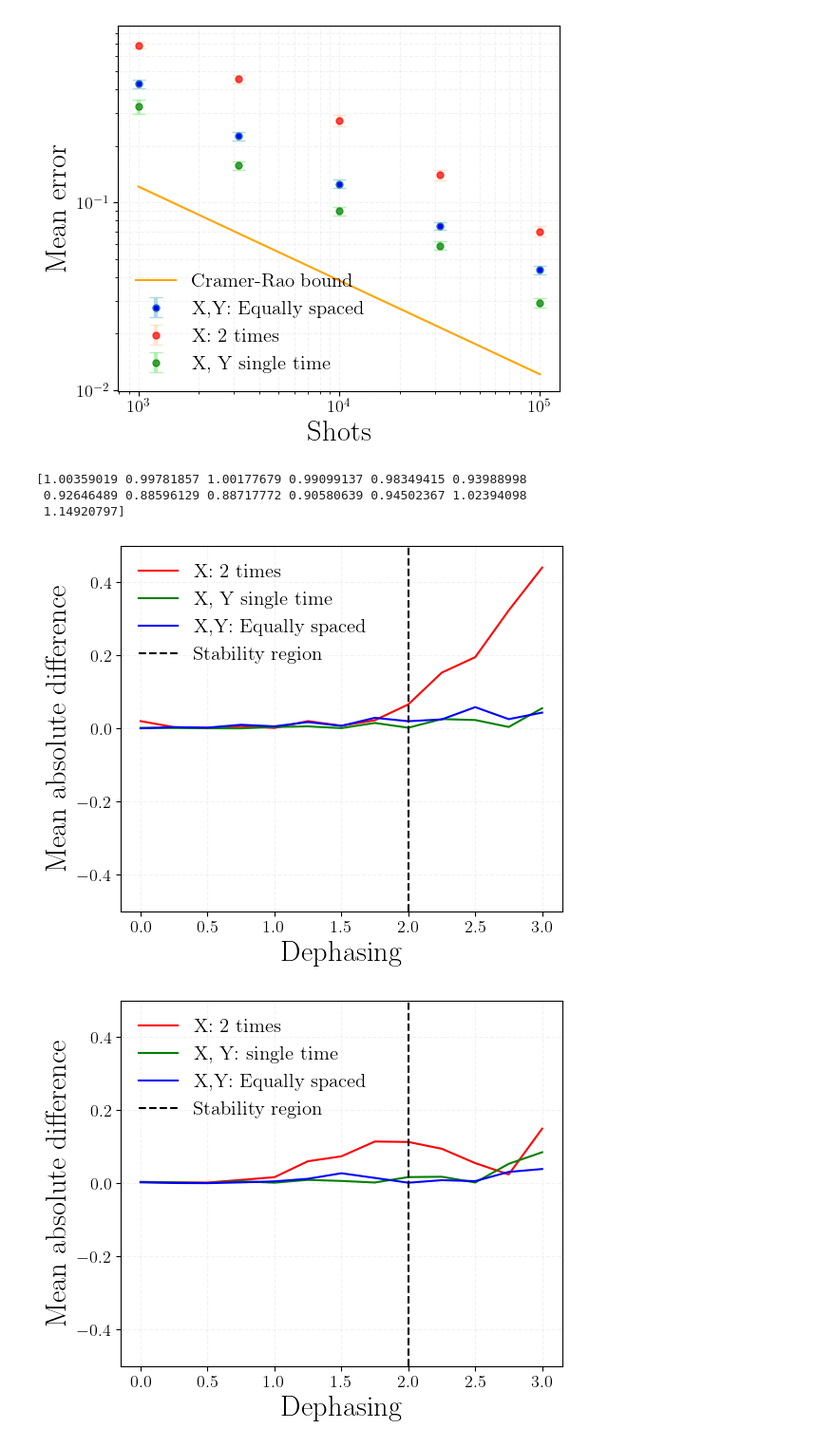
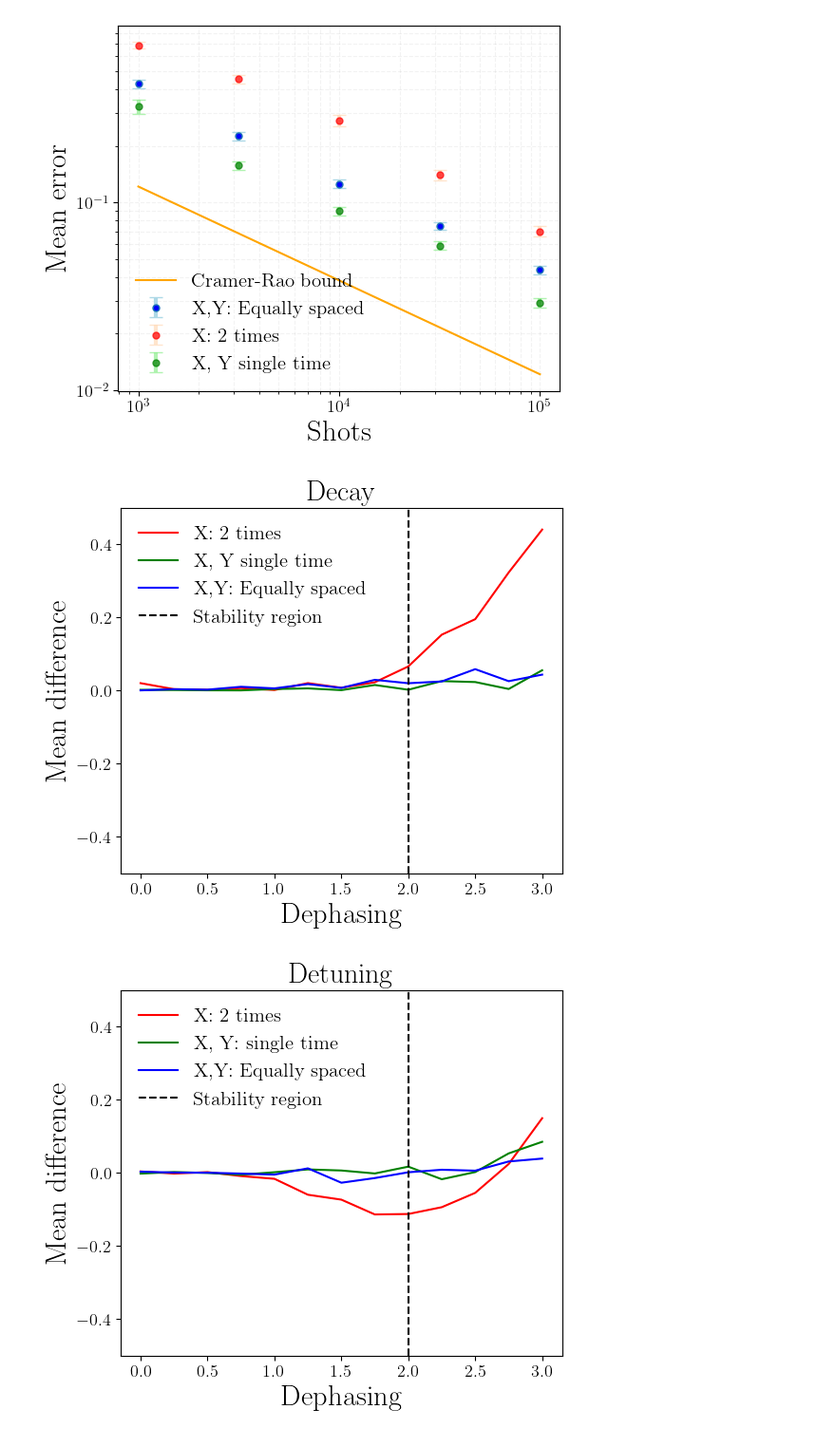
Before and after one commit to Davidkatom/Crosstalk, a Jupyter notebook: Paper/GraphForPaper.ipynb, the cells around one changed output. Shown at 95% size. Saved outputs shown, nothing was run; the diff lists cells and outputs as text; code cells hidden in the pictures.

```diff
--- a/Paper/GraphForPaper.ipynb
+++ b/Paper/GraphForPaper.ipynb
@@ -355,53 +371,53 @@ plt.savefig(os.path.join(graphs, "shots_errors_non_optimal_a.png"))
 # %%
 ###Stability Region
 file_path= os.path.join(graphs, 'Unbiased_estimator.xlsx')
 
 # Load Data for Decay Error (A)
-data_a = pd.read_excel(file_path)
-fisher_a_mean = data_a["fisher_a_mean"].values
-fisher_a_std = data_a["fisher_a_std"].values
-local_a_mean = data_a["local_a_mean"].values
-local_a_std = data_a["local_a_std"].values
-uniform_a_mean = data_a["uniform_a_mean"].values
-uniform_a_std = data_a["uniform_a_std"].values
-fisher_w_mean = data_a["fisher_w_mean"].values
-fisher_w_std = data_a["fisher_w_std"].values
-local_w_mean = data_a["local_w_mean"].values
-local_w_std = data_a["local_w_std"].values
-uniform_w_mean = data_a["uniform_w_mean"].values
-uniform_w_std = data_a["uniform_w_std"].values
-Decay = data_a["Decay"].values
+data_a_deph = pd.read_excel(file_path)
+fisher_a_mean_deph = data_a["fisher_a_mean"].values
+fisher_a_std_deph = data_a["fisher_a_std"].values
+local_a_mean_deph = data_a["local_a_mean"].values
+local_a_std_deph = data_a["local_a_std"].values
+uniform_a_mean_deph = data_a["uniform_a_mean"].values
+uniform_a_std_deph = data_a["uniform_a_std"].values
+fisher_w_mean_deph = data_a["fisher_w_mean"].values
+fisher_w_std_deph = data_a["fisher_w_std"].values
+local_w_mean_deph = data_a["local_w_mean"].values
+local_w_std_deph = data_a["local_w_std"].values
+uniform_w_mean_deph = data_a["uniform_w_mean"].values
+uniform_w_std_deph = data_a["uniform_w_std"].values
+Decay_deph = data_a["Decay"].values
 
 
 # plt.plot(Decay,decay_fit_t_mean,label='fit')
 # plt.scatter(Decay, fisher_a_mean, label='param')
-plt.plot(Decay, (np.abs(fisher_a_mean-Decay)), label='X: 2 times', color='red')
-plt.plot(Decay, (np.abs(local_a_mean-Decay)), label='X, Y single time', color='green')
-plt.plot(Decay, (np.abs(uniform_a_mean-Decay)), label='X,Y: Equally spaced', color='blue')
+plt.plot(Decay_deph, (np.abs(fisher_a_mean_deph-Decay_deph)), label='X: 2 times', color='red')
+plt.plot(Decay_deph, (np.abs(local_a_mean_deph-Decay_deph)), label='X, Y single time', color='green')
+plt.plot(Decay_deph, (np.abs(uniform_a_mean_deph-Decay_deph)), label='X,Y: Equally spaced', color='blue')
 
 
 plt.axline([2, -1], [2, 1], color='black', linestyle='--', label='Stability region')
 # plt.errorbar(Decay, Decay/fisher_a_mean, yerr=fisher_a_std, label='param')
 plt.ylim([-0.5, 0.5])
 plt.xlabel('Dephasing')
-plt.ylabel('Mean absolute difference')
+plt.ylabel('Mean difference')
 plt.legend()
+plt.grid(False)
+plt.title('Decay')
 plt.savefig(os.path.join(graphs, "Unbiased_estimator_A.png"))
 
 plt.figure()
-plt.plot(Decay, (np.abs(fisher_w_mean-1)), label='X: 2 times', color='red')
-plt.plot(Decay, (np.abs(local_w_mean-1)), label='X, Y: single time', color='green')
-plt.plot(Decay, (np.abs(uniform_w_mean-1)), label='X,Y: Equally spaced', color='blue')
+plt.plot(Decay_deph, ((fisher_w_mean_deph-1)), label='X: 2 times', color='red')
+plt.plot(Decay_deph, ((local_w_mean_deph-1)), label='X, Y: single time', color='green')
+plt.plot(Decay_deph, ((uniform_w_mean_deph-1)), label='X,Y: Equally spaced', color='blue')
 plt.axline([2, -1], [2, 1], color='black', linestyle='--', label='Stability region')
 plt.ylim([-0.5, 0.5])
 plt.xlabel('Dephasing')
-plt.ylabel('Mean absolute difference')
+plt.ylabel('Mean difference')
 plt.legend()
+plt.grid(False)
+plt.title('Detuning')
 plt.savefig(os.path.join(graphs, "Unbiased_estimator_W.png"))
-print(fisher_w_mean)
 # %% [output]
-[1.00359019 0.99781857 1.00177679 0.99099137 0.98349415 0.93988998
- 0.92646489 0.88596129 0.88717772 0.90580639 0.94502367 1.02394098
- 1.14920797]
-[figure, old version]
+[figure, new version]
-[figure, old version]
+[figure, new version]
```
Also changed, not shown: parts of 3 cells of this notebook, 3 other files.
